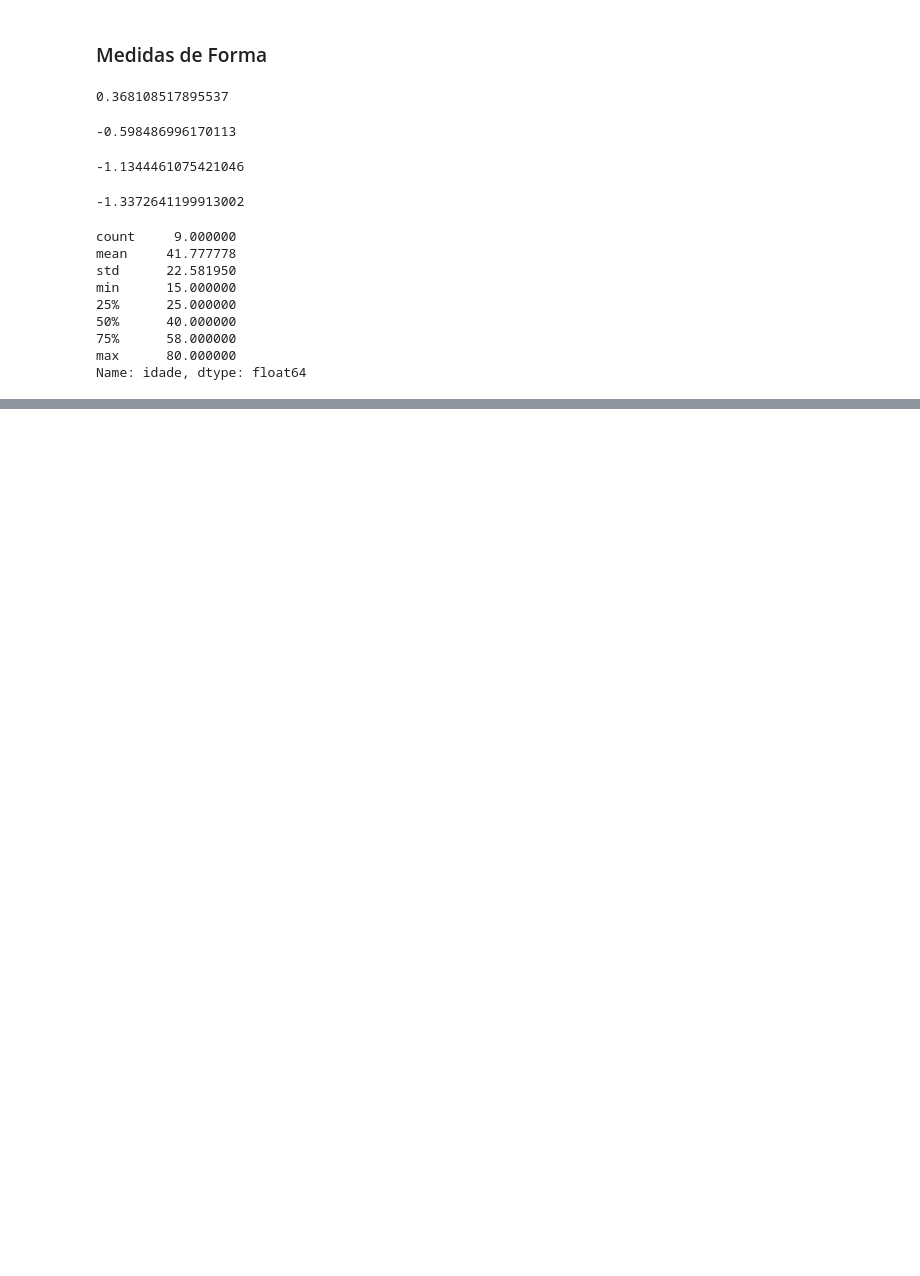
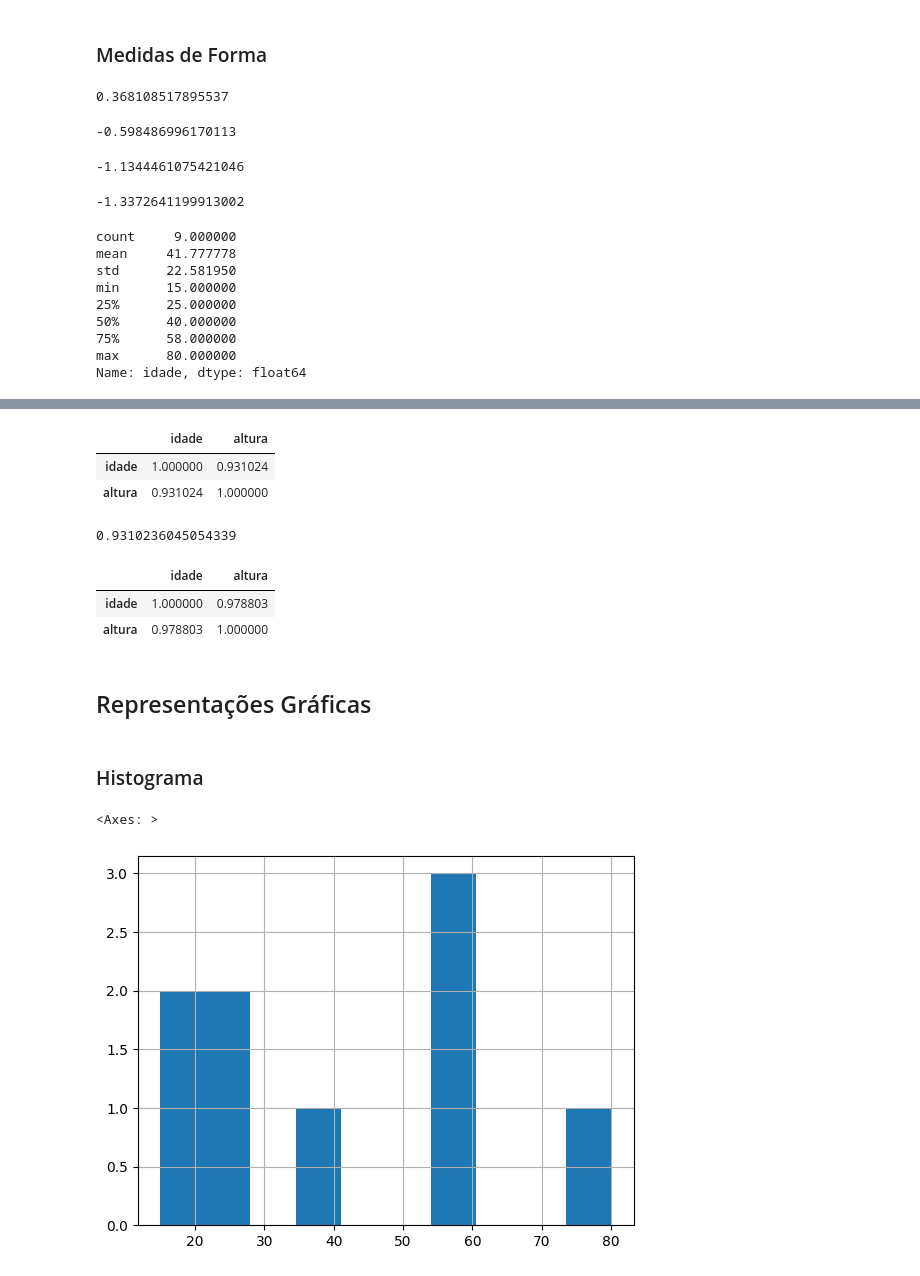
Before and after one commit to samusar/ignite-statistic-devs, a Jupyter notebook: statistic_devs.ipynb, the cells around one changed output, grey strips where cells are left out. Saved outputs shown, nothing was run; the diff lists cells and outputs as text; code cells hidden in the pictures; blank space fills up the shorter version.

Commit message:
feat: Plot em graficos

```diff
--- a/statistic_devs.ipynb
+++ b/statistic_devs.ipynb
@@ -111,0 +114,29 @@ Name: idade, dtype: float64
+# %%
+# Correlação do DataFrame segundo Pearson
+df_medidas.corr(method='pearson')
+# %% [output]
+|  | idade | altura |
+| idade | 1.000000 | 0.931024 |
+| altura | 0.931024 | 1.000000 |
+# %%
+# Correlação entre duas variáveis
+df_medidas.idade.corr(df_medidas.altura)
+# %% [output]
+0.9310236045054339
+# %%
+# Correlação do Data Frame, segundo Spearman
+df_medidas.corr(method='spearman')
+# %% [output]
+|  | idade | altura |
+| idade | 1.000000 | 0.978803 |
+| altura | 0.978803 | 1.000000 |
+# %% [markdown]
+## Representações Gráficas
+# %% [markdown]
+### Histograma
+# %%
+# Idade
+df_medidas.idade.hist()
+# %% [output]
+<Axes: >
+[figure, added]
```
Also changed, not shown: parts of 25 cells of this notebook, 2 other files.
